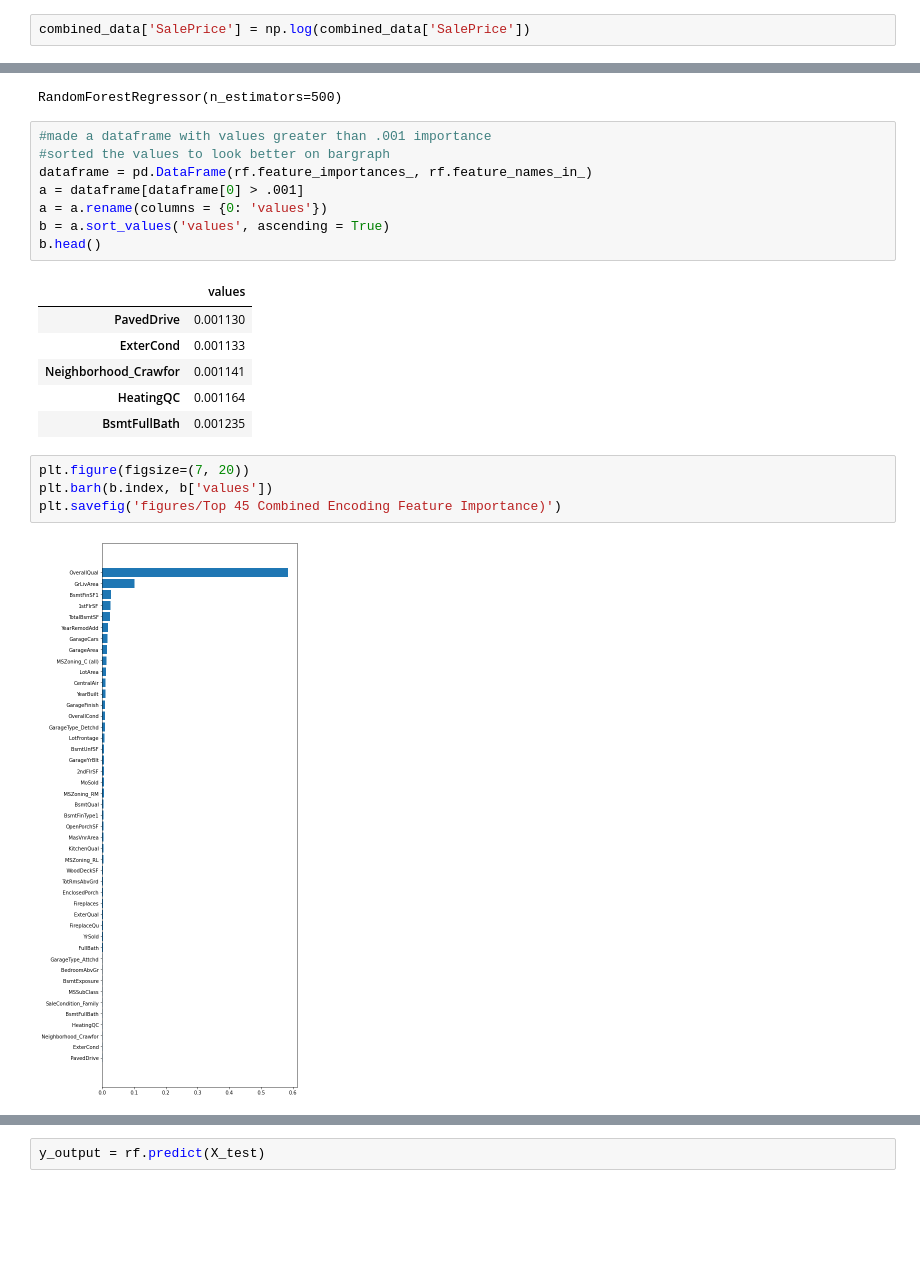
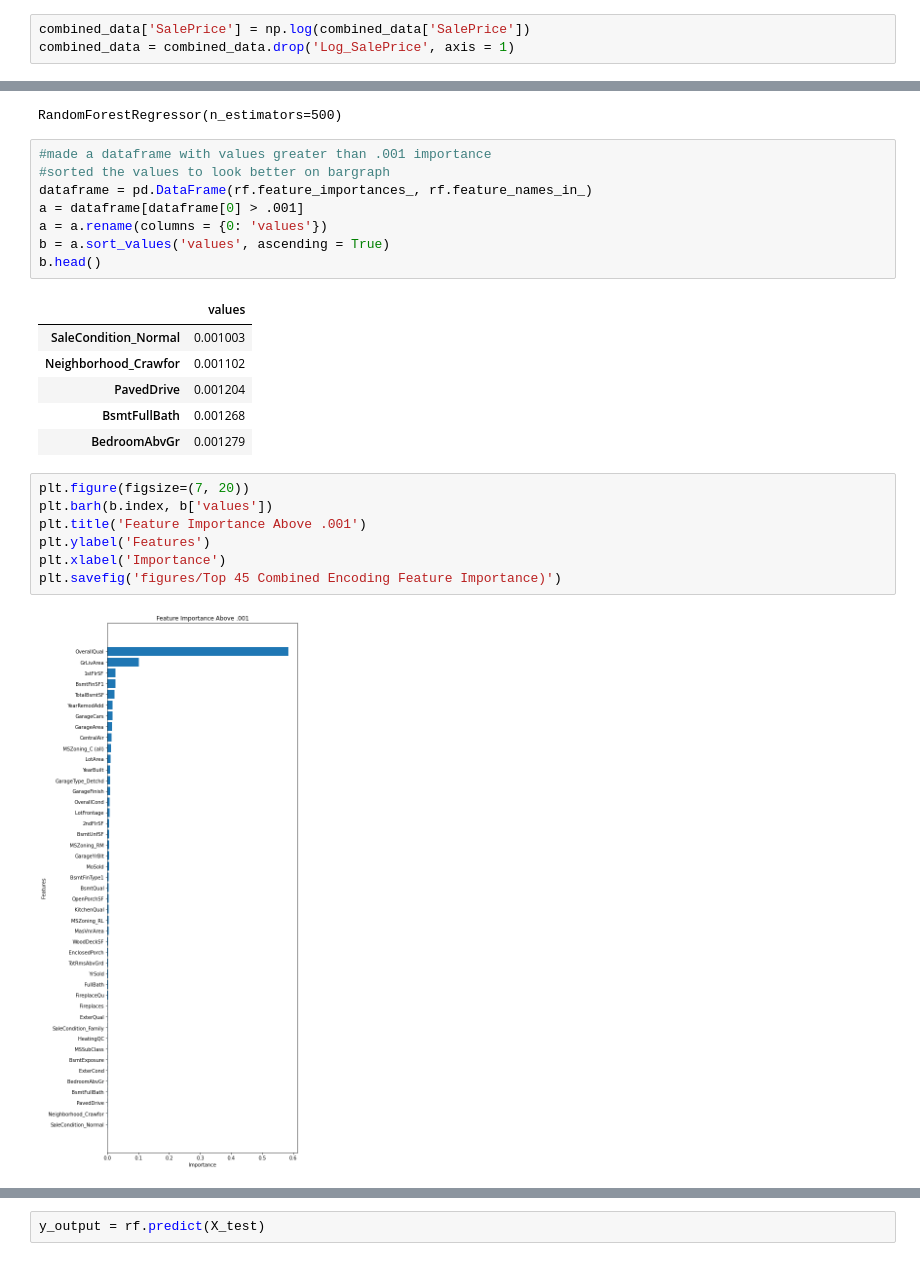
Before and after one commit to UCB-stat-159-s22/hw07-group27, a Jupyter notebook: combined.ipynb, the cells around one changed output, grey strips where cells are left out. Cells and saved outputs as stored; diff of their text form; blank space fills up the shorter version.

```diff
--- a/combined.ipynb
+++ b/combined.ipynb
@@ -119,6 +119,7 @@ util.dist_and_prob_plot(data, 'Log_SalePrice')
 [figure]
 # %%
 combined_data['SalePrice'] = np.log(combined_data['SalePrice'])
+combined_data = combined_data.drop('Log_SalePrice', axis = 1)
 # %% [markdown]
 ## Random Forest Model(One Hot and Label Encoding)
 # %%
@@ -141,17 +142,20 @@ b = a.sort_values('values', ascending = True)
 b.head()
 # %% [output]
 |  | values |
-| PavedDrive | 0.001130 |
-| ExterCond | 0.001133 |
-| Neighborhood_Crawfor | 0.001141 |
-| HeatingQC | 0.001164 |
-| BsmtFullBath | 0.001235 |
+| SaleCondition_Normal | 0.001003 |
+| Neighborhood_Crawfor | 0.001102 |
+| PavedDrive | 0.001204 |
+| BsmtFullBath | 0.001268 |
+| BedroomAbvGr | 0.001279 |
 # %%
 plt.figure(figsize=(7, 20))
 plt.barh(b.index, b['values'])
+plt.title('Feature Importance Above .001')
+plt.ylabel('Features')
+plt.xlabel('Importance')
 plt.savefig('figures/Top 45 Combined Encoding Feature Importance)')
 # %% [output]
-[figure, old version]
+[figure, new version]
 # %%
 #made another dataframe with a smaller importance threshold
 dataframe = pd.DataFrame(rf.feature_importances_, rf.feature_names_in_)
```
Also changed, not shown: parts of 2 cells of this notebook, 2 other files.
